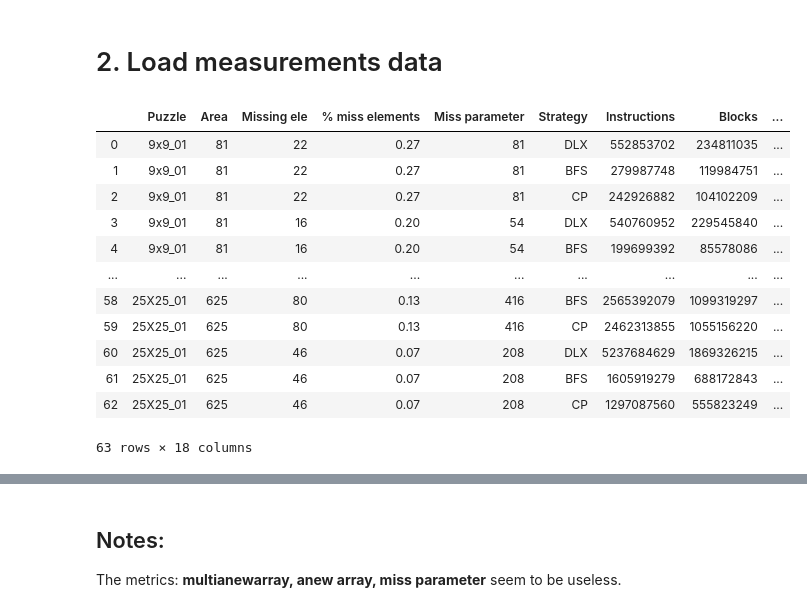
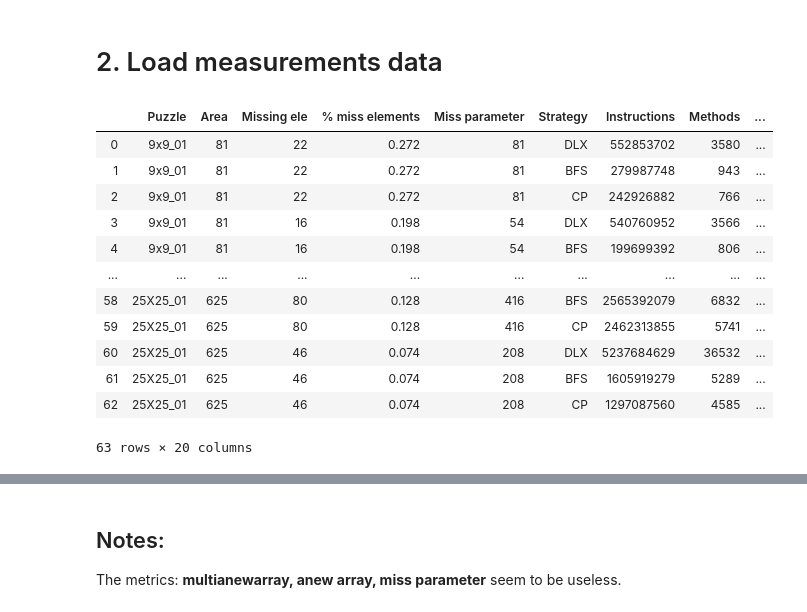
Before and after one commit to AndreGodinho7/SudokuCloud, a Jupyter notebook: cnv/Measurements analysis.ipynb, the cells around one changed output, grey strips where cells are left out. Cells and saved outputs as stored; diff of their text form; code cells hidden in the pictures.

```diff
--- a/cnv/Measurements analysis.ipynb
+++ b/cnv/Measurements analysis.ipynb
@@ -7,22 +7,22 @@ import matplotlib.pyplot as plt
 # %% [markdown]
 # 2. Load measurements data
 # %%
-measurements = pd.read_excel("Metrics.xlsx").round(2)
+measurements = pd.read_excel("Metrics.xlsx").round(3)
 measurements
 # %% [output]
-|  | Puzzle | Area | Missing ele | % miss elements | Miss parameter | Strategy | Instructions | Blocks | ... |
-| 0 | 9x9_01 | 81 | 22 | 0.27 | 81 | DLX | 552853702 | 234811035 | ... |
-| 1 | 9x9_01 | 81 | 22 | 0.27 | 81 | BFS | 279987748 | 119984751 | ... |
-| 2 | 9x9_01 | 81 | 22 | 0.27 | 81 | CP | 242926882 | 104102209 | ... |
-| 3 | 9x9_01 | 81 | 16 | 0.20 | 54 | DLX | 540760952 | 229545840 | ... |
-| 4 | 9x9_01 | 81 | 16 | 0.20 | 54 | BFS | 199699392 | 85578086 | ... |
+|  | Puzzle | Area | Missing ele | % miss elements | Miss parameter | Strategy | Instructions | Methods | ... |
+| 0 | 9x9_01 | 81 | 22 | 0.272 | 81 | DLX | 552853702 | 3580 | ... |
+| 1 | 9x9_01 | 81 | 22 | 0.272 | 81 | BFS | 279987748 | 943 | ... |
+| 2 | 9x9_01 | 81 | 22 | 0.272 | 81 | CP | 242926882 | 766 | ... |
+| 3 | 9x9_01 | 81 | 16 | 0.198 | 54 | DLX | 540760952 | 3566 | ... |
+| 4 | 9x9_01 | 81 | 16 | 0.198 | 54 | BFS | 199699392 | 806 | ... |
 | ... | ... | ... | ... | ... | ... | ... | ... | ... | ... |
-| 58 | 25X25_01 | 625 | 80 | 0.13 | 416 | BFS | 2565392079 | 1099319297 | ... |
-| 59 | 25X25_01 | 625 | 80 | 0.13 | 416 | CP | 2462313855 | 1055156220 | ... |
-| 60 | 25X25_01 | 625 | 46 | 0.07 | 208 | DLX | 5237684629 | 1869326215 | ... |
-| 61 | 25X25_01 | 625 | 46 | 0.07 | 208 | BFS | 1605919279 | 688172843 | ... |
-| 62 | 25X25_01 | 625 | 46 | 0.07 | 208 | CP | 1297087560 | 555823249 | ... |
+| 58 | 25X25_01 | 625 | 80 | 0.128 | 416 | BFS | 2565392079 | 6832 | ... |
+| 59 | 25X25_01 | 625 | 80 | 0.128 | 416 | CP | 2462313855 | 5741 | ... |
+| 60 | 25X25_01 | 625 | 46 | 0.074 | 208 | DLX | 5237684629 | 36532 | ... |
+| 61 | 25X25_01 | 625 | 46 | 0.074 | 208 | BFS | 1605919279 | 5289 | ... |
+| 62 | 25X25_01 | 625 | 46 | 0.074 | 208 | CP | 1297087560 | 4585 | ... |
-63 rows × 18 columns
+63 rows × 20 columns
 # %%
 measurements.describe()
 # %% [output]
```
Also changed, not shown: parts of 10 cells of this notebook, 25 other files.
